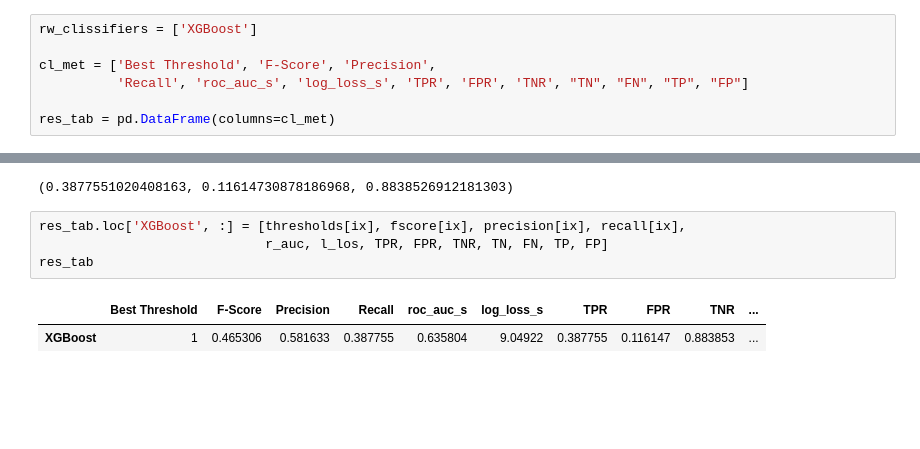
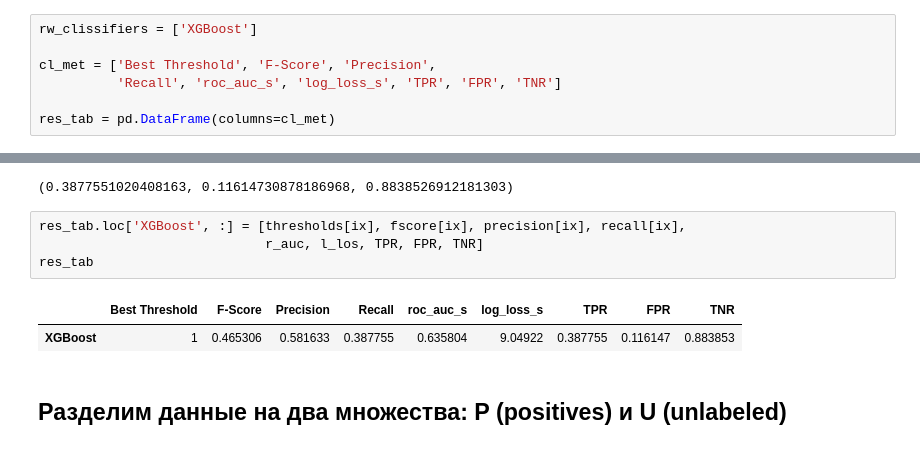
Before and after one commit to VitalyGladyshev/BML, a Jupyter notebook: BML2_HW6.ipynb, the cells around one changed output, grey strips where cells are left out. Saved outputs shown, nothing was run; the diff lists cells and outputs as text; blank space fills up the shorter version.

```diff
--- a/BML2_HW6.ipynb
+++ b/BML2_HW6.ipynb
@@ -349,7 +349,7 @@ data_for_corr.loc[data_for_corr['Current Loan Amount'] == 99999999, "preds"].sum
 rw_clissifiers = ['XGBoost']
 
 cl_met = ['Best Threshold', 'F-Score', 'Precision',
-          'Recall', 'roc_auc_s', 'log_loss_s', 'TPR', 'FPR', 'TNR', "TN", "FN", "TP", "FP"]
+          'Recall', 'roc_auc_s', 'log_loss_s', 'TPR', 'FPR', 'TNR']
 
 res_tab = pd.DataFrame(columns=cl_met)
 # %%
@@ -389,8 +389,10 @@ TPR, FPR, TNR
 (0.3877551020408163, 0.11614730878186968, 0.8838526912181303)
 # %%
 res_tab.loc['XGBoost', :] = [thresholds[ix], fscore[ix], precision[ix], recall[ix],
-                             r_auc, l_los, TPR, FPR, TNR, TN, FN, TP, FP]
+                             r_auc, l_los, TPR, FPR, TNR]
 res_tab
 # %% [output]
-|  | Best Threshold | F-Score | Precision | Recall | roc_auc_s | log_loss_s | TPR | FPR | TNR | ... |
-| XGBoost | 1 | 0.465306 | 0.581633 | 0.387755 | 0.635804 | 9.04922 | 0.387755 | 0.116147 | 0.883853 | ... |
+|  | Best Threshold | F-Score | Precision | Recall | roc_auc_s | log_loss_s | TPR | FPR | TNR |
+| XGBoost | 1 | 0.465306 | 0.581633 | 0.387755 | 0.635804 | 9.04922 | 0.387755 | 0.116147 | 0.883853 |
+# %% [markdown]
+## Разделим данные на два множества: P (positives) и U (unlabeled)
```
Also changed, not shown: parts of 15 cells of this notebook.
